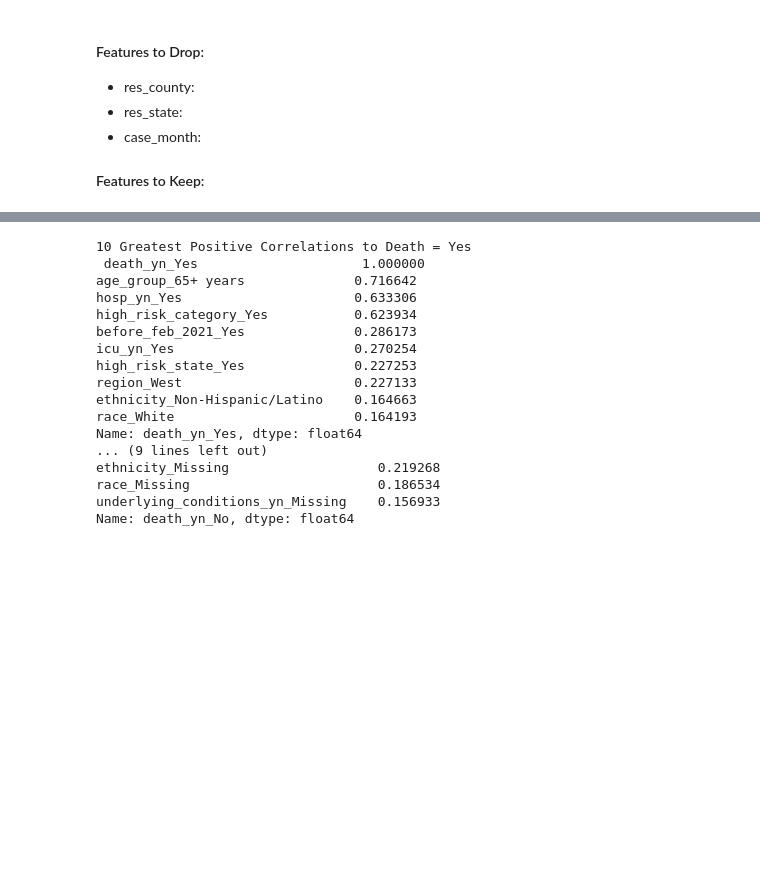
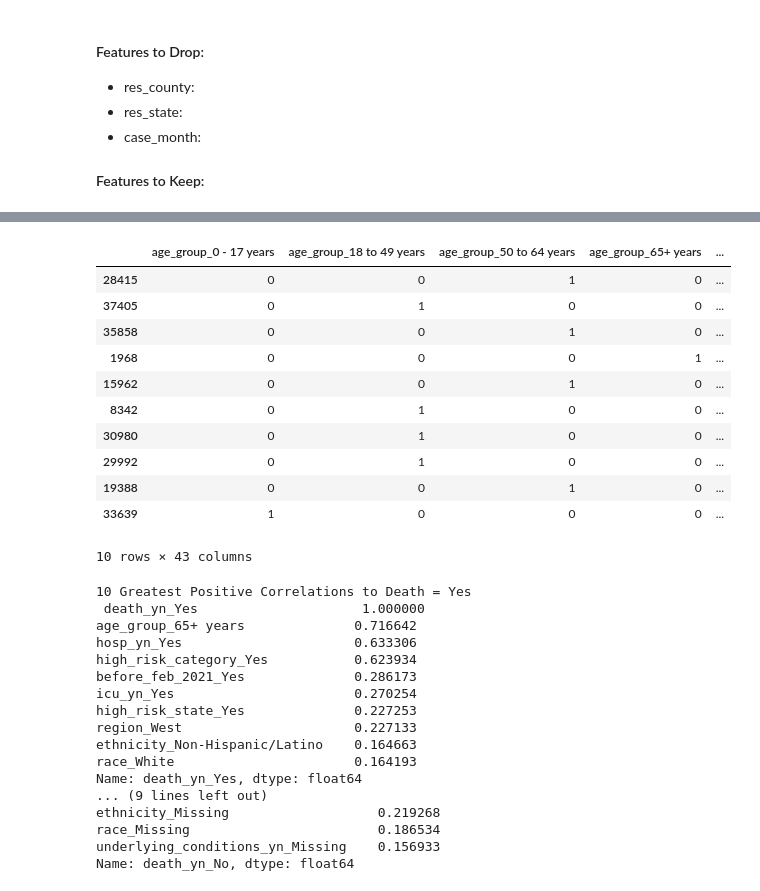
Before and after one commit to keyinb/data-analytics, a Jupyter notebook: 2022-Homework2-Notebook.ipynb, the cells around one changed output, grey strips where cells are left out. Drawn from its saved outputs; the diff is of its cells as text; code cells hidden in the pictures; blank space fills up the shorter version.

```diff
--- a/2022-Homework2-Notebook.ipynb
+++ b/2022-Homework2-Notebook.ipynb
@@ -780,6 +780,20 @@ X_y_train = drop_column(X_y_train, "case_month")
 # %%
 X_y_train_dummies = pd.get_dummies(X_y_train)
 X_y_train_dummies_corr=X_y_train_dummies.corr()
+X_y_train_dummies.head(10)
+# %% [output]
+|  | age_group_0 - 17 years | age_group_18 to 49 years | age_group_50 to 64 years | age_group_65+ years | ... |
+| 28415 | 0 | 0 | 1 | 0 | ... |
+| 37405 | 0 | 1 | 0 | 0 | ... |
+| 35858 | 0 | 0 | 1 | 0 | ... |
+| 1968 | 0 | 0 | 0 | 1 | ... |
+| 15962 | 0 | 0 | 1 | 0 | ... |
+| 8342 | 0 | 1 | 0 | 0 | ... |
+| 30980 | 0 | 1 | 0 | 0 | ... |
+| 29992 | 0 | 1 | 0 | 0 | ... |
+| 19388 | 0 | 0 | 1 | 0 | ... |
+| 33639 | 1 | 0 | 0 | 0 | ... |
+10 rows × 43 columns
 # %%
 print("10 Greatest Positive Correlations to Death = Yes" + "\n",X_y_train_dummies_corr["death_yn_Yes"].sort_values(ascending=False).head(10))
 print('------------------------------------------------')
```
